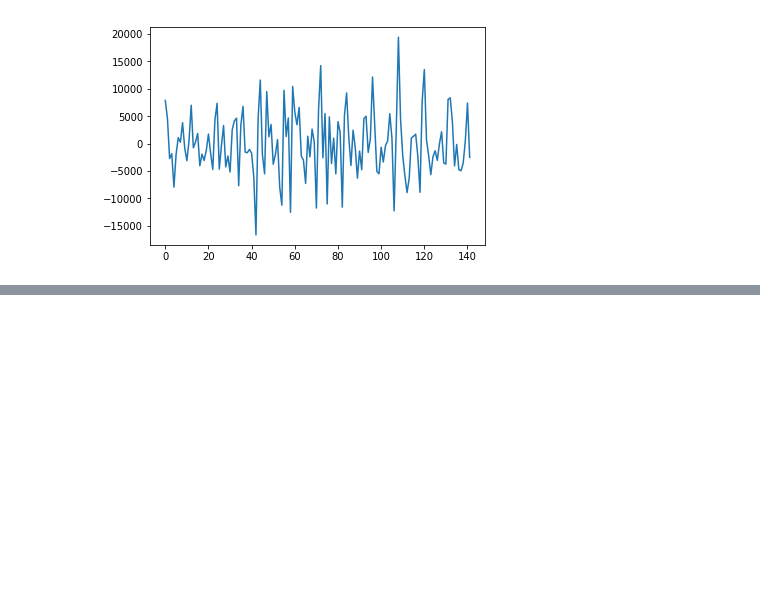
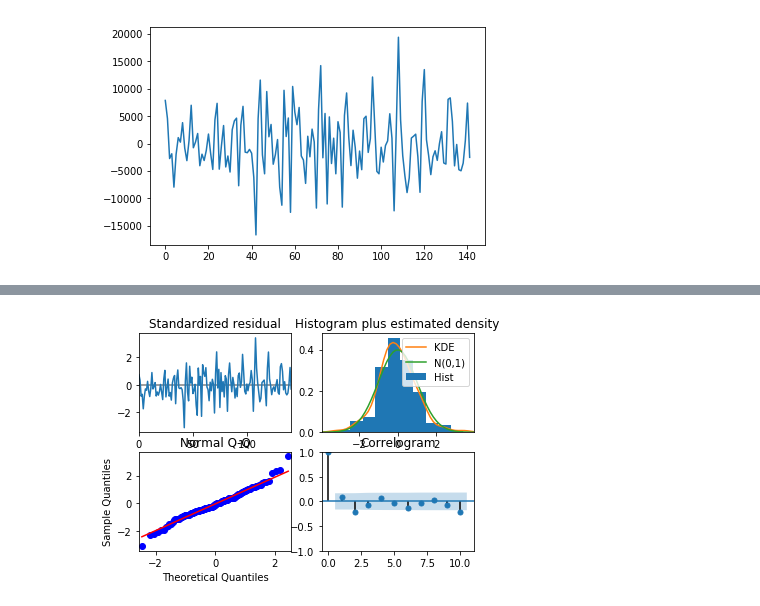
Before and after one commit to hannahlyon/ts-project, a Jupyter notebook: project.ipynb, the cells around one changed output, grey strips where cells are left out. Drawn from its saved outputs; the diff is of its cells as text; code cells hidden in the pictures; blank space fills up the shorter version.

Commit message:
added auto arima and forecast

```diff
--- a/project.ipynb
+++ b/project.ipynb
@@ -69,0 +119,15 @@ plt.plot(d2)
+# %%
+model = pm.auto_arima(x, start_p=1, start_q=1,
+                      test='adf',
+                      max_p=3, max_q=3,
+                      m=1,
+                      d=2,
+                      seasonal=True,
+                      start_P=0,
+                      D=0,
+                      trace=True,
+                      error_action='ignore',
+                      suppress_warnings=True,
+                      stepwise=True)
+
+print(model.summary())
@@ -69,0 +152,5 @@ plt.plot(d2)
+# %%
+model.plot_diagnostics()
+plt.show()
+# %% [output]
+[figure, added]
```
Also changed, not shown: parts of 12 cells of this notebook.
